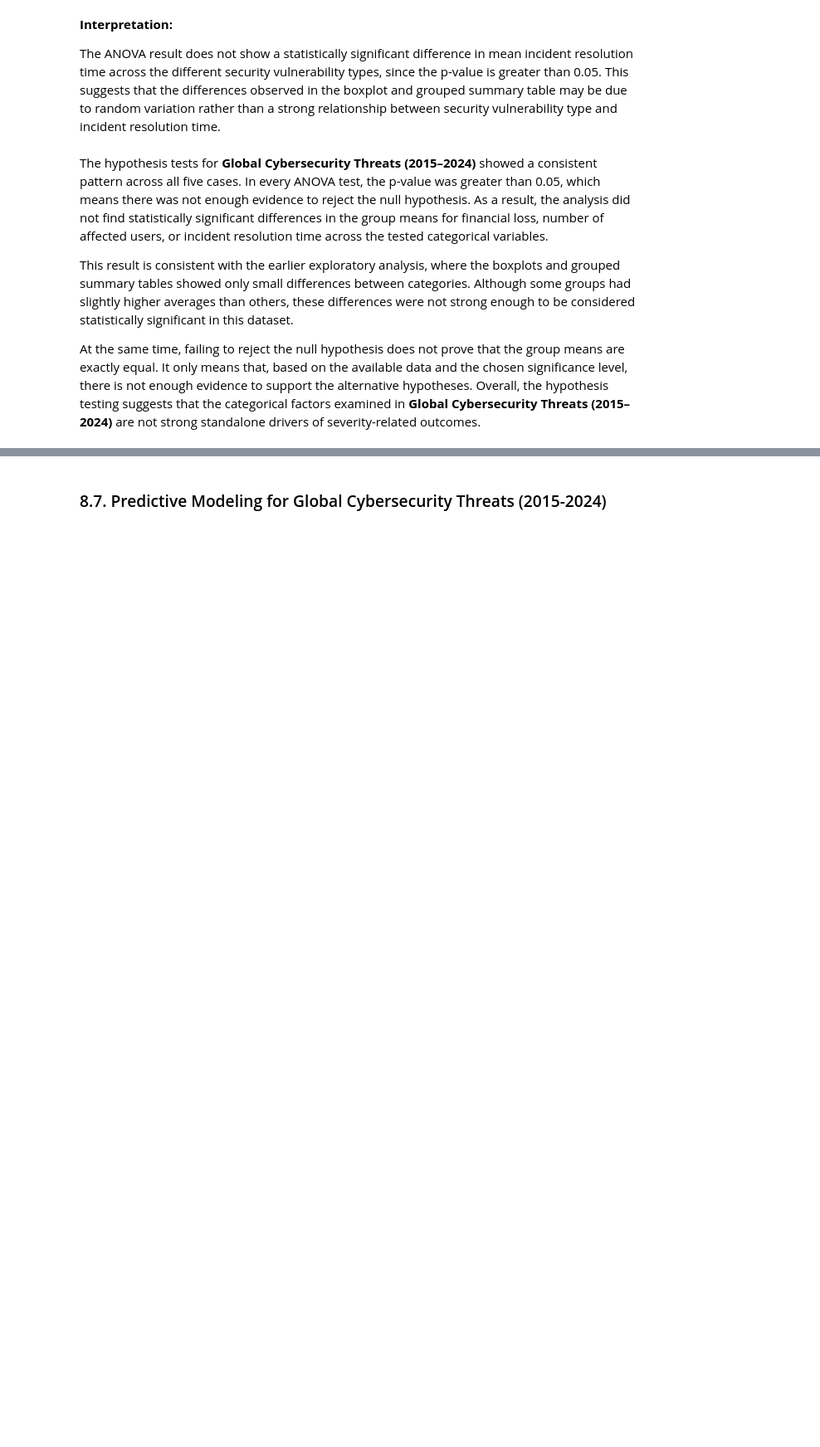
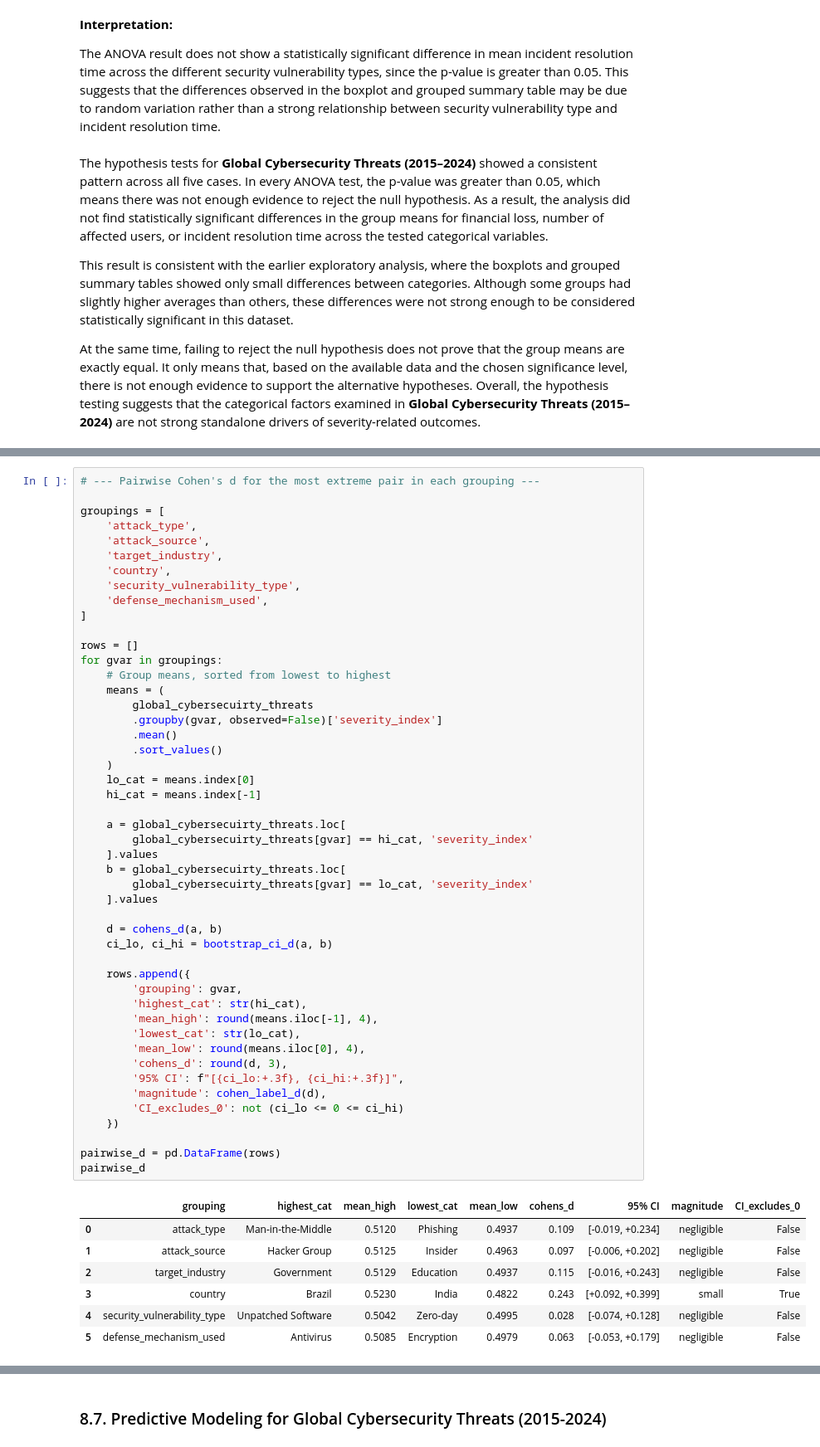
Before and after one commit to AlexanderPanagyurski/cyberattack-severity-analysis, a Jupyter notebook: Drivers of Cyberattack Severity.ipynb, the cells around one changed output, grey strips where cells are left out. Shown at 83% size. Cells and saved outputs as stored; diff of their text form; blank space fills up the shorter version.

```diff
--- a/Drivers of Cyberattack Severity.ipynb
+++ b/Drivers of Cyberattack Severity.ipynb
@@ -2748,0 +2753,56 @@ At the same time, failing to reject the null hypothesis does not prove that the
+# %%
+# --- Pairwise Cohen's d for the most extreme pair in each grouping ---
+
+groupings = [
+    'attack_type',
+    'attack_source',
+    'target_industry',
+    'country',
+    'security_vulnerability_type',
+    'defense_mechanism_used',
+]
+
+rows = []
+for gvar in groupings:
+    # Group means, sorted from lowest to highest
+    means = (
+        global_cybersecuirty_threats
+        .groupby(gvar, observed=False)['severity_index']
+        .mean()
+        .sort_values()
+    )
+    lo_cat = means.index[0]
+    hi_cat = means.index[-1]
+
+    a = global_cybersecuirty_threats.loc[
+        global_cybersecuirty_threats[gvar] == hi_cat, 'severity_index'
+    ].values
+    b = global_cybersecuirty_threats.loc[
+        global_cybersecuirty_threats[gvar] == lo_cat, 'severity_index'
+    ].values
+
+    d = cohens_d(a, b)
+    ci_lo, ci_hi = bootstrap_ci_d(a, b)
+
+    rows.append({
+        'grouping': gvar,
+        'highest_cat': str(hi_cat),
+        'mean_high': round(means.iloc[-1], 4),
+        'lowest_cat': str(lo_cat),
+        'mean_low': round(means.iloc[0], 4),
+        'cohens_d': round(d, 3),
+        '95% CI': f"[{ci_lo:+.3f}, {ci_hi:+.3f}]",
+        'magnitude': cohen_label_d(d),
+        'CI_excludes_0': not (ci_lo <= 0 <= ci_hi)
+    })
+
+pairwise_d = pd.DataFrame(rows)
+pairwise_d
+# %% [output]
+|  | grouping | highest_cat | mean_high | lowest_cat | mean_low | cohens_d | 95% CI | magnitude | CI_excludes_0 |
+| 0 | attack_type | Man-in-the-Middle | 0.5120 | Phishing | 0.4937 | 0.109 | [-0.019, +0.234] | negligible | False |
+| 1 | attack_source | Hacker Group | 0.5125 | Insider | 0.4963 | 0.097 | [-0.006, +0.202] | negligible | False |
+| 2 | target_industry | Government | 0.5129 | Education | 0.4937 | 0.115 | [-0.016, +0.243] | negligible | False |
+| 3 | country | Brazil | 0.5230 | India | 0.4822 | 0.243 | [+0.092, +0.399] | small | True |
+| 4 | security_vulnerability_type | Unpatched Software | 0.5042 | Zero-day | 0.4995 | 0.028 | [-0.074, +0.128] | negligible | False |
+| 5 | defense_mechanism_used | Antivirus | 0.5085 | Encryption | 0.4979 | 0.063 | [-0.053, +0.179] | negligible | False |
```
Also changed, not shown: parts of 17 cells of this notebook.
